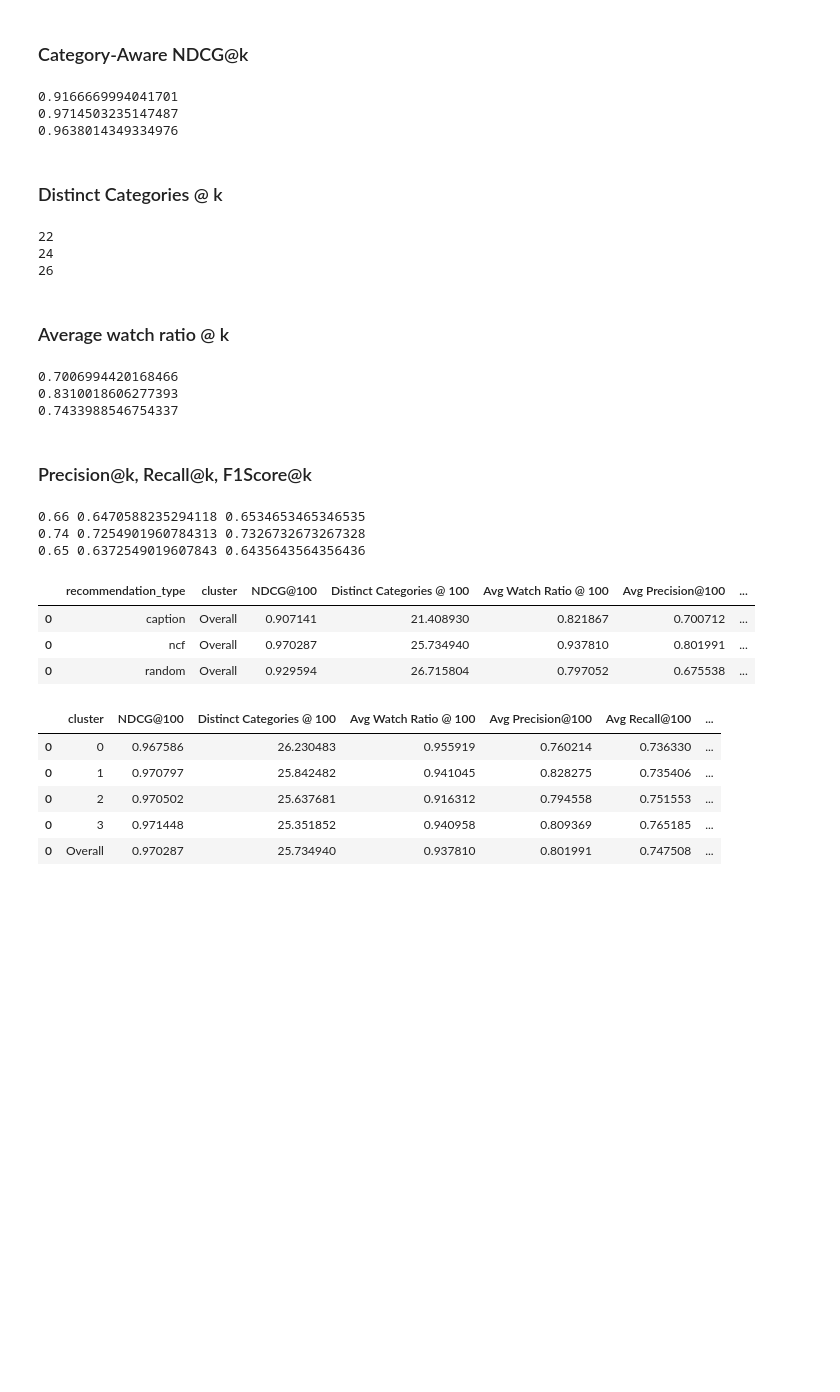
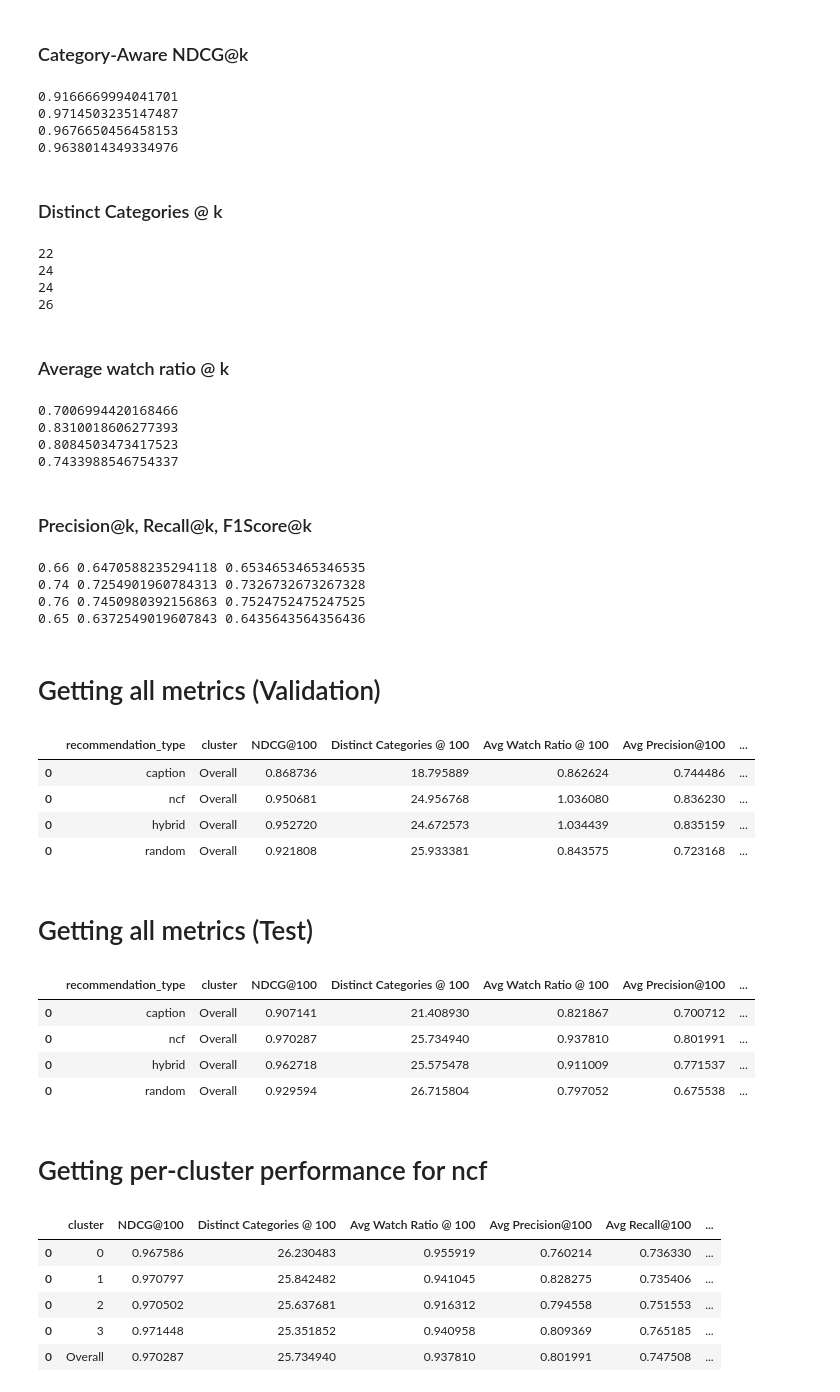
Before and after one commit to jiaawe/kuaishou-recommender, a Jupyter notebook: evaluation/evaluation.ipynb, the cells around one changed output. Saved outputs shown, nothing was run; the diff lists cells and outputs as text; code cells hidden in the pictures; blank space fills up the shorter version.

```diff
--- a/evaluation/evaluation.ipynb
+++ b/evaluation/evaluation.ipynb
@@ -53,6 +86,11 @@ users_in_train_val_data = set(joined_train_val_data['user_id'])
 videos_in_train_val_data = set(joined_train_val_data['video_id'])
 
 ground_truth = eval_fns.get_ground_truth(joined_test_data[['user_id', 'video_id', 'watch_ratio']], users_in_train_val_data, videos_in_train_val_data, user_watch_history)
+
+users_in_train_data = set(joined_train_data['user_id'])
+videos_in_train_data = set(joined_train_data['video_id'])
+
+ground_truth_val = eval_fns.get_ground_truth(joined_val_data[['user_id', 'video_id', 'watch_ratio']], users_in_train_data, videos_in_train_data, user_watch_history_val)
 # %%
 # Ground truth scores for user 14
 ground_truth[ground_truth['user_id'] == 14]
@@ -133,10 +188,12 @@ top_100_recommendations_user_14_caption
 # Get the category-aware NDCG@100 for user 14
 print(eval_fns.get_category_ndcg_at_k(top_100_recommendations_user_14_caption, top_100_ground_truth_user_14, video_data))
 print(eval_fns.get_category_ndcg_at_k(top_100_recommendations_user_14_ncf, top_100_ground_truth_user_14, video_data))
+print(eval_fns.get_category_ndcg_at_k(top_100_recommendations_user_14_hybrid, top_100_ground_truth_user_14, video_data))
 print(eval_fns.get_category_ndcg_at_k(top_100_recommendations_user_14_random, top_100_ground_truth_user_14, video_data))
 # %% [output]
 0.9166669994041701
 0.9714503235147487
+0.9676650456458153
 0.9638014349334976
 # %% [markdown]
 ### Distinct Categories @ k
@@ -144,10 +201,12 @@ print(eval_fns.get_category_ndcg_at_k(top_100_recommendations_user_14_random, to
 # Get Distinct Categories @ 100 for user 14
 print(eval_fns.get_user_distinct_categories_at_k(k, 14, recommendations_caption, video_data))
 print(eval_fns.get_user_distinct_categories_at_k(k, 14, recommendations_ncf, video_data))
+print(eval_fns.get_user_distinct_categories_at_k(k, 14, recommendations_hybrid, video_data))
 print(eval_fns.get_user_distinct_categories_at_k(k, 14, recommendations_random, video_data))
 # %% [output]
 22
 24
+24
 26
 # %% [markdown]
 ### Average watch ratio @ k
@@ -155,10 +214,12 @@ print(eval_fns.get_user_distinct_categories_at_k(k, 14, recommendations_random,
 # Get avg watch ratio @ 100 for user 14
 print(eval_fns.get_user_avg_watch_ratio_at_k(k, 14, reco_grp_caption, 'watch_ratio', ground_truth_grp))
 print(eval_fns.get_user_avg_watch_ratio_at_k(k, 14, reco_grp_ncf, 'watch_ratio', ground_truth_grp))
+print(eval_fns.get_user_avg_watch_ratio_at_k(k, 14, reco_grp_hybrid, 'watch_ratio', ground_truth_grp))
 print(eval_fns.get_user_avg_watch_ratio_at_k(k, 14, reco_grp_random, 'watch_ratio', ground_truth_grp))
 # %% [output]
 0.7006994420168466
 0.8310018606277393
+0.8084503473417523
 0.7433988546754337
 # %% [markdown]
 ### Precision@k, Recall@k, F1Score@k
@@ -168,14 +229,42 @@ threshold = 0.5
 # Precision, recall, and F1 @ 100 for user 14
 precision, recall, f1 = eval_fns.get_user_precision_recall_f1_at_k(k, 14, reco_grp_caption, ground_truth, threshold)
 precision_ncf, recall_ncf, f1_ncf = eval_fns.get_user_precision_recall_f1_at_k(k, 14, reco_grp_ncf, ground_truth, threshold)
+precision_hybrid, recall_hybrid, f1_hybrid = eval_fns.get_user_precision_recall_f1_at_k(k, 14, reco_grp_hybrid, ground_truth, threshold)
 precision_random, recall_random, f1_random = eval_fns.get_user_precision_recall_f1_at_k(k, 14, reco_grp_random, ground_truth, threshold)
 print(precision, recall, f1)
 print(precision_ncf, recall_ncf, f1_ncf)
+print(precision_hybrid, recall_hybrid, f1_hybrid)
 print(precision_random, recall_random, f1_random)
 # %% [output]
 0.66 0.6470588235294118 0.6534653465346535
 0.74 0.7254901960784313 0.7326732673267328
+0.76 0.7450980392156863 0.7524752475247525
 0.65 0.6372549019607843 0.6435643564356436
+# %% [markdown]
+# Getting all metrics (Validation)
+# %%
+metrics_df_caption_val = eval_fns.get_all_metrics(k, ground_truth_grp_val, reco_grp_caption_val, video_data, threshold, by_cluster = False)
+metrics_df_ncf_val = eval_fns.get_all_metrics(k, ground_truth_grp_val, reco_grp_ncf_val, video_data, threshold, by_cluster = False)
+metrics_df_hybrid_val = eval_fns.get_all_metrics(k, ground_truth_grp_val, reco_grp_hybrid_val, video_data, threshold, by_cluster = False)
+metrics_df_random_val = eval_fns.get_all_metrics(k, ground_truth_grp_val, reco_grp_random_val, video_data, threshold, by_cluster = False)
+# %%
+metrics_combined_val = pd.concat([metrics_df_caption_val, metrics_df_ncf_val, metrics_df_hybrid_val, metrics_df_random_val], axis=0)
+
+metrics_combined_val['recommendation_type'] = ['caption', 'ncf', 'hybrid', 'random']
+
+cols = metrics_combined_val.columns.tolist()
+cols = cols[-1:] + cols[:-1]
+metrics_combined_val = metrics_combined_val[cols]
+
+metrics_combined_val
+# %% [output]
+|  | recommendation_type | cluster | NDCG@100 | Distinct Categories @ 100 | Avg Watch Ratio @ 100 | Avg Precision@100 | ... |
+| 0 | caption | Overall | 0.868736 | 18.795889 | 0.862624 | 0.744486 | ... |
+| 0 | ncf | Overall | 0.950681 | 24.956768 | 1.036080 | 0.836230 | ... |
+| 0 | hybrid | Overall | 0.952720 | 24.672573 | 1.034439 | 0.835159 | ... |
+| 0 | random | Overall | 0.921808 | 25.933381 | 0.843575 | 0.723168 | ... |
+# %% [markdown]
+# Getting all metrics (Test)
 # %%
 metrics_df_caption = eval_fns.get_all_metrics(k, ground_truth_grp, reco_grp_caption, video_data, threshold, by_cluster = False)
 metrics_df_ncf = eval_fns.get_all_metrics(k, ground_truth_grp, reco_grp_ncf, video_data, threshold, by_cluster = False)
@@ -182,12 +272,10 @@ metrics_df_ncf = eval_fns.get_all_metrics(k, ground_truth_grp, reco_grp_ncf, vid
 metrics_df_random = eval_fns.get_all_metrics(k, ground_truth_grp, reco_grp_random, video_data, threshold, by_cluster = False)
 # %%
-metrics_df_copy = metrics_df_caption.copy()
-
 # concatenate
-metrics_combined = pd.concat([metrics_df_caption, metrics_df_ncf, metrics_df_random], axis=0)
+metrics_combined = pd.concat([metrics_df_caption, metrics_df_ncf, metrics_df_hybrid, metrics_df_random], axis=0)
 
 # add column for the type of recommendation
-metrics_combined['recommendation_type'] = ['caption', 'ncf', 'random']
+metrics_combined['recommendation_type'] = ['caption', 'ncf', 'hybrid', 'random']
 
 # make it appear to the left
 cols = metrics_combined.columns.tolist()
@@ -199,7 +287,10 @@ metrics_combined
 |  | recommendation_type | cluster | NDCG@100 | Distinct Categories @ 100 | Avg Watch Ratio @ 100 | Avg Precision@100 | ... |
 | 0 | caption | Overall | 0.907141 | 21.408930 | 0.821867 | 0.700712 | ... |
 | 0 | ncf | Overall | 0.970287 | 25.734940 | 0.937810 | 0.801991 | ... |
+| 0 | hybrid | Overall | 0.962718 | 25.575478 | 0.911009 | 0.771537 | ... |
 | 0 | random | Overall | 0.929594 | 26.715804 | 0.797052 | 0.675538 | ... |
+# %% [markdown]
+# Getting per-cluster performance for ncf
 # %%
 metrics_ncf_per_cluster = eval_fns.get_all_metrics(k, ground_truth, recommendations_ncf, video_data, threshold, by_cluster=True)
 # %%
```
Also changed, not shown: parts of 12 cells of this notebook, 1 other file.
